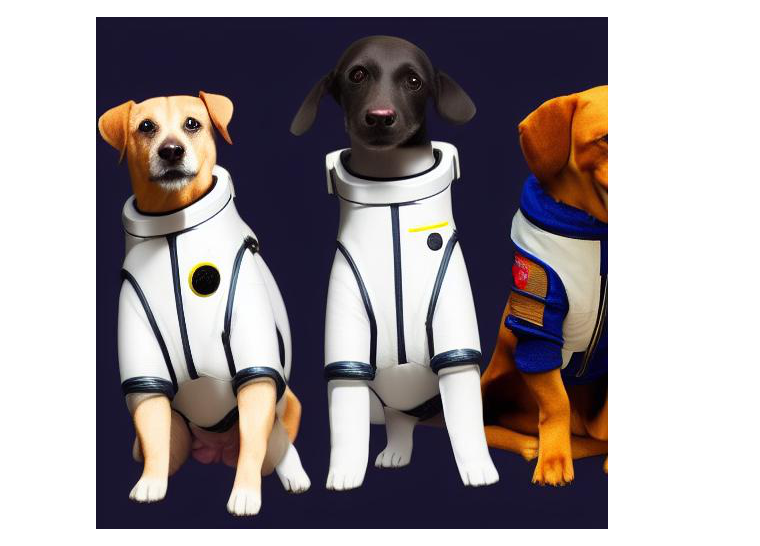
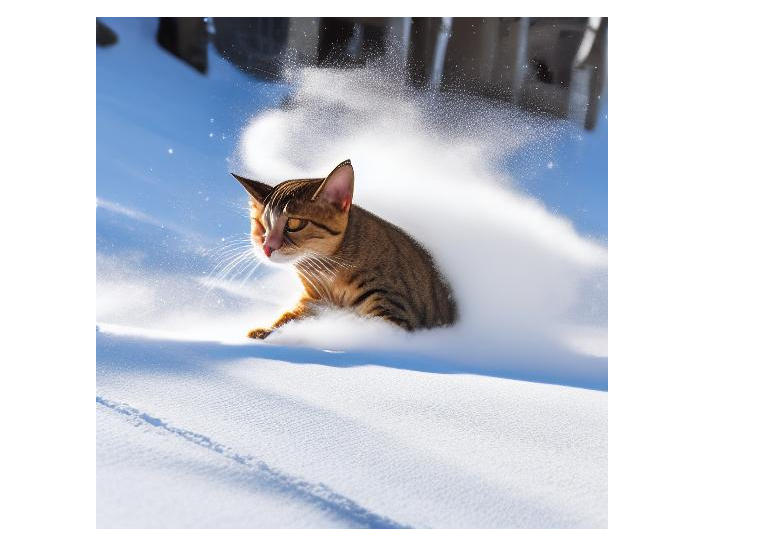
Before and after one commit to vaidehiu/TextToImageHuggingFace, a Jupyter notebook: TextToImageHuggingFace.ipynb, the cells around one changed output. Saved outputs shown, nothing was run; the diff lists cells and outputs as text; code cells hidden in the pictures.

```diff
--- a/TextToImageHuggingFace.ipynb
+++ b/TextToImageHuggingFace.ipynb
@@ -1,8 +1,8 @@
-# %%
-from huggingface_hub import InferenceClient
-from IPython.display import display
-client = InferenceClient()
-image = client.text_to_image("dogs on with space suit ")
-display(image)
-# %% [output]
-[figure, removed]
+# %%
+from huggingface_hub import InferenceClient
+from IPython.display import display
+client = InferenceClient()
+image = client.text_to_image("animal (cat:1.5) skiing, snowboard, snow explosion, action shot, nude, sunlight, wide angle, (tail:1.3) <lora:EnvyActionShotXL01:0.5> 8k, F2.8, RAW Photo, ultra detailed, real life <lora:xl_more_art-full_v1:0.8>")
+display(image)
+# %% [output]
+[figure, added]
```
